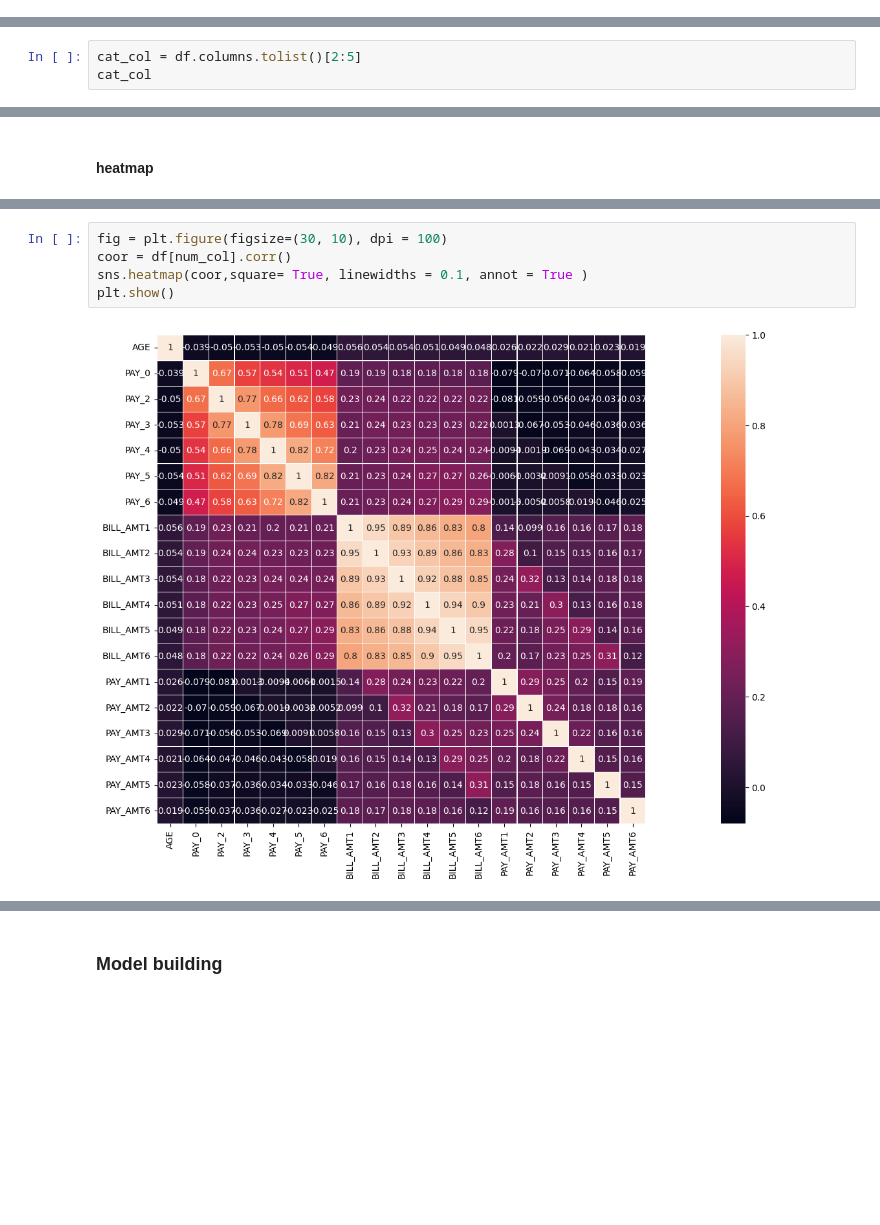
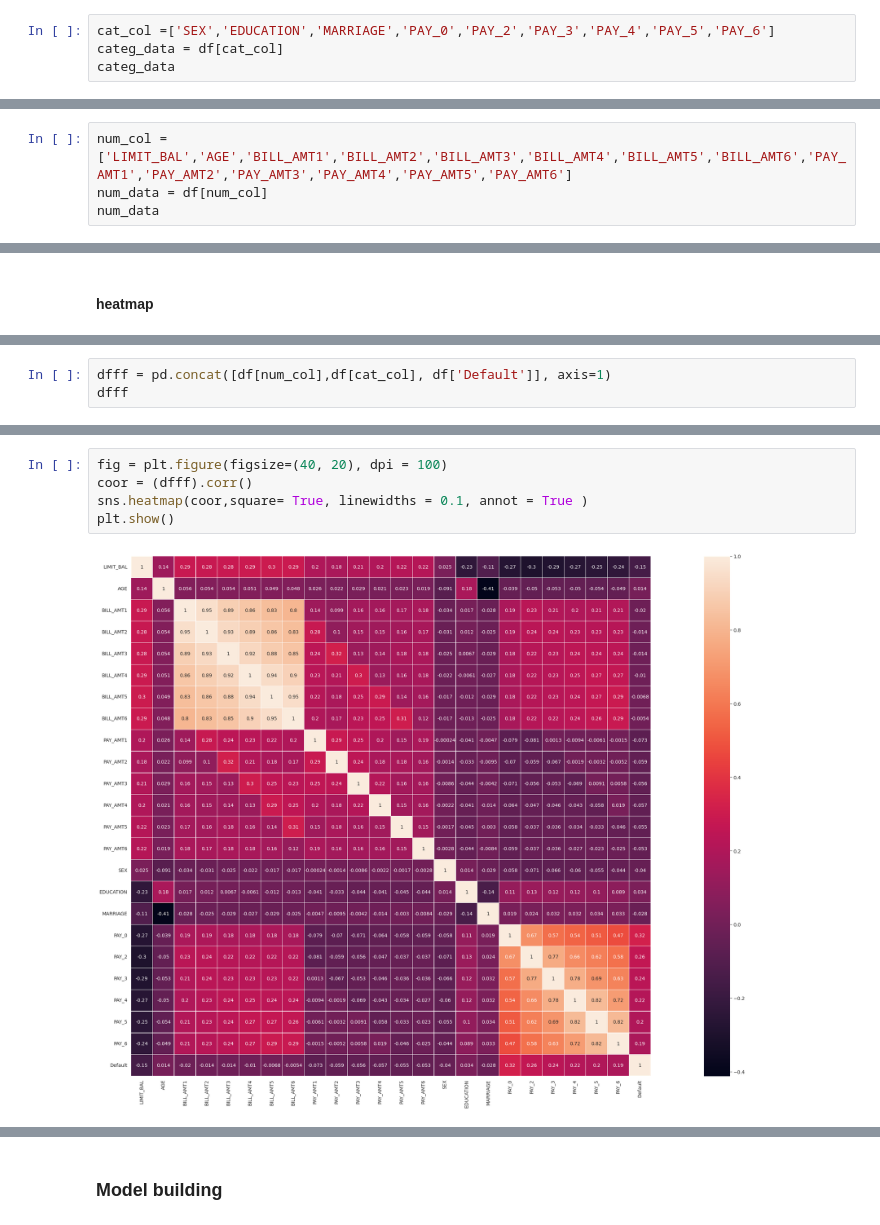
Before and after one commit to HeHeHuang/DataAnalytic, a Jupyter notebook: MayBank_DataScientist_Assessment.ipynb, the cells around one changed output, grey strips where cells are left out. Saved outputs shown, nothing was run; the diff lists cells and outputs as text; blank space fills up the shorter version.

```diff
--- a/MayBank_DataScientist_Assessment.ipynb
+++ b/MayBank_DataScientist_Assessment.ipynb
@@ -234,0 +203,4 @@ num_data
+# %%
+cat_col =['SEX','EDUCATION','MARRIAGE','PAY_0','PAY_2','PAY_3','PAY_4','PAY_5','PAY_6']
+categ_data = df[cat_col]
+categ_data
@@ -234,0 +221,4 @@ num_data
+# %%
+num_col = ['LIMIT_BAL','AGE','BILL_AMT1','BILL_AMT2','BILL_AMT3','BILL_AMT4','BILL_AMT5','BILL_AMT6','PAY_AMT1','PAY_AMT2','PAY_AMT3','PAY_AMT4','PAY_AMT5','PAY_AMT6']
+num_data = df[num_col]
+num_data
@@ -378,3 +397,0 @@ df.columns.tolist()
-# %%
-cat_col = df.columns.tolist()[2:5]
-cat_col
@@ -549,0 +563,3 @@ plt.show()
+# %%
+dfff = pd.concat([df[num_col],df[cat_col], df['Default']], axis=1)
+dfff
@@ -550,9 +580,9 @@ plt.show()
 # %%
-fig = plt.figure(figsize=(30, 10), dpi = 100)
-coor = df[num_col].corr()
+fig = plt.figure(figsize=(40, 20), dpi = 100)
+coor = (dfff).corr()
 sns.heatmap(coor,square= True, linewidths = 0.1, annot = True )
 plt.show()
 # %% [output]
-[figure, old version]
+[figure, new version]
 # %%
 coor
```
Also changed, not shown: parts of 55 cells of this notebook.
